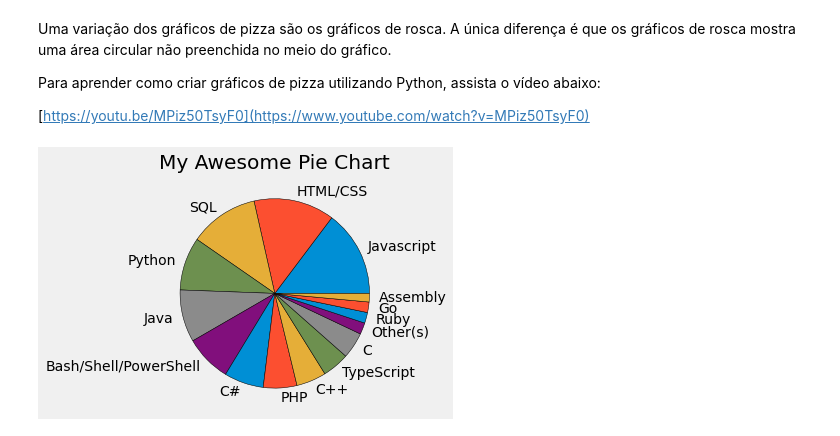
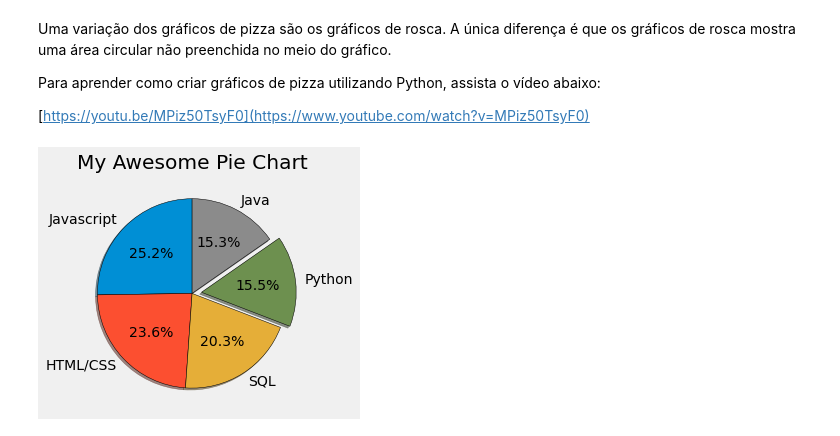
Before and after one commit to lucasbragasilva/academy-future, a Jupyter notebook: visualizando_proporcoes.ipynb, the cells around one changed output. Saved outputs shown, nothing was run; the diff lists cells and outputs as text; code cells hidden in the pictures.

```diff
--- a/visualizando_proporcoes.ipynb
+++ b/visualizando_proporcoes.ipynb
@@ -30,28 +30,32 @@ plt.style.use('fivethirtyeight')
 #labels = ['Sixty', 'Forty',  'Extra1', 'Extra2']
 
 #slices = [59219, 55466, 47544, 36443, 35917, 31991, 27097, 23030, 20524, 18523, 18017, 7920, 7331, 7201, 5833]
-#labels = ['Javascript', 'HTML/CSS', 'SQL', 'Python', 'Java', 'Bash/Shell/PowerShell', 'C#', 'PHP', 'C++', 'TypeScript', 'C', 'Other(s)', 'Ruby', 'Go',
-#          'Assembly']
+#labels = ['Javascript', 'HTML/CSS', 'SQL', 'Python', 'Java', 'Bash/Shell/PowerShell', 'C#', 'PHP', 'C++',
+#           TypeScript', 'C', 'Other(s)', 'Ruby', 'Go', 'Assembly']
+
+
 
 slices = [59219, 55466, 47544, 36443, 35917]
 labels = ['Javascript', 'HTML/CSS', 'SQL', 'Python', 'Java']
+explode = [0, 0, 0, 0.1, 0]
 
 colors = ['#008fd5', '#fc4f30', '#e5ae37', '#6d904f']
 # %%
 #plt.pie(slices, labels=labels, colors=colors,
 #        wedgeprops={'edgecolor': 'black'})
 
-plt.pie(slices, labels=labels,
+plt.pie(slices, labels=labels, explode=explode, shadow=True,
+        startangle=90, autopct='%1.1f%%',
         wedgeprops={'edgecolor': 'black'})
 
 plt.title('My Awesome Pie Chart')
 plt.tight_layout()
 plt.show()
 
 # Colors:
 # blue = #008fd5
 # red = #fc4f30
 # yellow = #e5ae37
 # green = #6d904f
 # %% [output]
-[figure, old version]
+[figure, new version]
```
Also changed, not shown: parts of 21 cells of this notebook.
